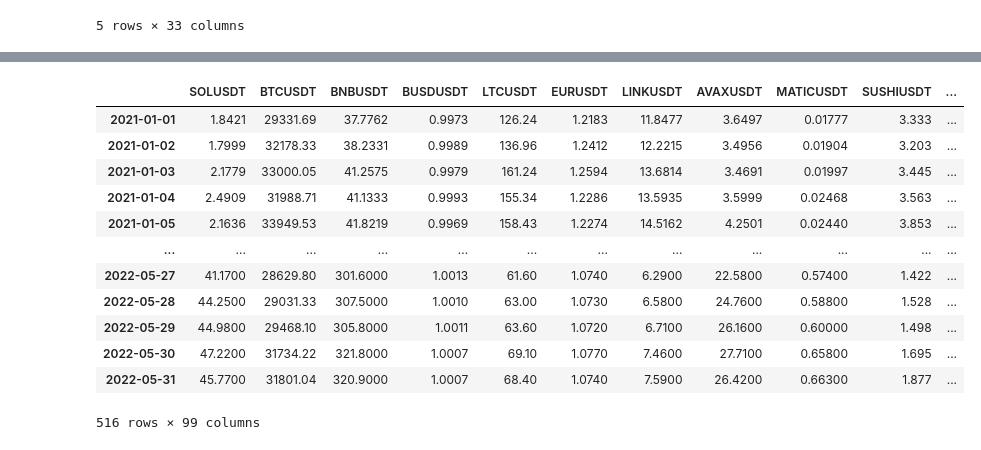
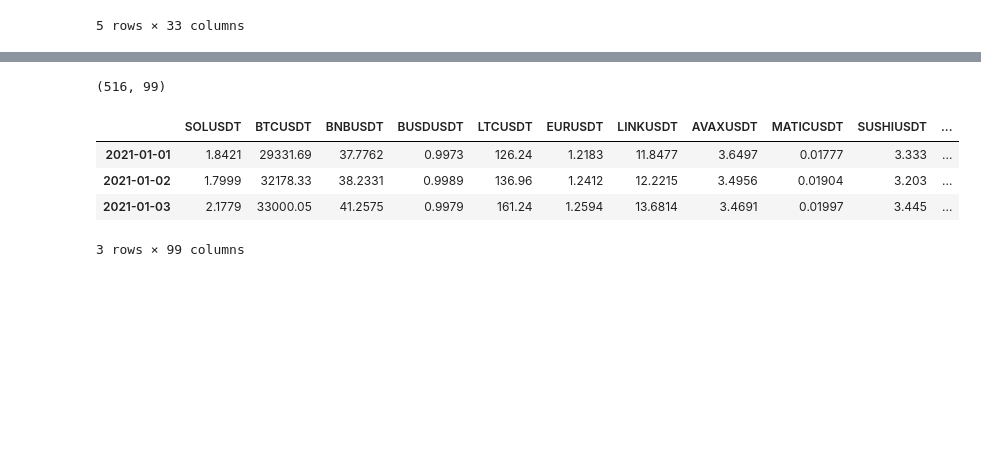
Before and after one commit to ferseguias/binance_dashboard, a Jupyter notebook: notebooks/wallet_spot.ipynb, the cells around one changed output, grey strips where cells are left out. Cells and saved outputs as stored; diff of their text form; code cells hidden in the pictures; blank space fills up the shorter version.

```diff
--- a/notebooks/wallet_spot.ipynb
+++ b/notebooks/wallet_spot.ipynb
@@ -64,0 +131,20 @@ current total value: 82620.71 USDT
+# %%
+col = []
+for i in inv_monthly_bal.columns.drop('USDT'):
+    name_price = i + 'USDT'
+    col.append(name_price)
+
+end_dates = []
+for i in inv_monthly_bal.index:
+    if i.split('-')[1] == '02':
+        end_dates.append(i + '-28')
+    elif i.split('-')[1] == '01' or i.split('-')[1] == '03' or i.split('-')[1] == '05' or i.split('-')[1] == '07' or i.split('-')[1] == '08' or i.split('-')[1] == '10' or i.split('-')[1] == '12':
+        end_dates.append(i + '-31')
+    else:
+        end_dates.append(i + '-30')
+inv_monthly_prices = df_hist_prices.loc[end_dates].reset_index()
+inv_monthly_prices['datetime'] = inv_monthly_prices['datetime'].dt.strftime('%Y-%m')
+inv_monthly_prices.set_index('datetime', inplace=True)
+inv_monthly_prices = inv_monthly_prices.loc[:,col]
+print(inv_monthly_prices.shape)
+inv_monthly_prices.head(3)
@@ -64,0 +158,13 @@ current total value: 82620.71 USDT
+# %%
+join_inv = inv_monthly_bal.join(inv_monthly_prices, how='outer')
+for i in inv_monthly_bal.columns:
+    if i == 'USDT':
+        pass
+    else:
+        name_price = i + 'USDT'
+        join_inv[i] = join_inv[i] * join_inv[name_price]
+join_inv.drop(inv_monthly_prices.columns, axis=1, inplace=True)
+join_inv['total_value'] = join_inv.sum(axis=1)
+join_inv['total_value'] = join_inv['total_value'].cumsum()
+print(join_inv.shape)
+join_inv.head(3)
@@ -91,6 +213,6 @@ trades = trades[['UTC_Time', 'buy', 'sell', 'Coin']].set_index('UTC_Time').sort_
 trades = trades.reset_index().groupby(['UTC_Time', 'Coin']).agg({'buy': 'sum', 'sell': 'sum'}).reset_index().sort_values(by=['Coin', 'UTC_Time'])
 trades = trades.replace(0,np.nan)
 trades['UTC_Time'] = pd.to_datetime(trades['UTC_Time'])
-#trades.set_index('UTC_Time', inplace=True)
+trades.set_index('UTC_Time', inplace=True)
 trades
 # %% [output]
@@ -126,24 +233,19 @@ trades.sort_values(by='UTC_Time')
 # %%
+#integrate historical prices with trades
 for i in trades['Coin'].unique():
     buy_name = i + '_buy'
     sell_name = i + '_sell'
     temp = trades.loc[trades['Coin'] == i]
     temp[buy_name] = temp['buy']
     temp[sell_name] = temp['sell']
     temp.drop(['Coin', 'buy', 'sell'], axis=1, inplace=True)
     df_hist_prices = pd.merge(df_hist_prices, temp, how='outer', left_index=True, right_index=True)
-df_hist_prices
+print(df_hist_prices.shape)
+df_hist_prices.head(3)
 # %% [output]
+(516, 99)
 |  | SOLUSDT | BTCUSDT | BNBUSDT | BUSDUSDT | LTCUSDT | EURUSDT | LINKUSDT | AVAXUSDT | MATICUSDT | SUSHIUSDT | ... |
 | 2021-01-01 | 1.8421 | 29331.69 | 37.7762 | 0.9973 | 126.24 | 1.2183 | 11.8477 | 3.6497 | 0.01777 | 3.333 | ... |
 | 2021-01-02 | 1.7999 | 32178.33 | 38.2331 | 0.9989 | 136.96 | 1.2412 | 12.2215 | 3.4956 | 0.01904 | 3.203 | ... |
 | 2021-01-03 | 2.1779 | 33000.05 | 41.2575 | 0.9979 | 161.24 | 1.2594 | 13.6814 | 3.4691 | 0.01997 | 3.445 | ... |
-| 2021-01-04 | 2.4909 | 31988.71 | 41.1333 | 0.9993 | 155.34 | 1.2286 | 13.5935 | 3.5999 | 0.02468 | 3.563 | ... |
-| 2021-01-05 | 2.1636 | 33949.53 | 41.8219 | 0.9969 | 158.43 | 1.2274 | 14.5162 | 4.2501 | 0.02440 | 3.853 | ... |
-| ... | ... | ... | ... | ... | ... | ... | ... | ... | ... | ... | ... |
-| 2022-05-27 | 41.1700 | 28629.80 | 301.6000 | 1.0013 | 61.60 | 1.0740 | 6.2900 | 22.5800 | 0.57400 | 1.422 | ... |
-| 2022-05-28 | 44.2500 | 29031.33 | 307.5000 | 1.0010 | 63.00 | 1.0730 | 6.5800 | 24.7600 | 0.58800 | 1.528 | ... |
-| 2022-05-29 | 44.9800 | 29468.10 | 305.8000 | 1.0011 | 63.60 | 1.0720 | 6.7100 | 26.1600 | 0.60000 | 1.498 | ... |
-| 2022-05-30 | 47.2200 | 31734.22 | 321.8000 | 1.0007 | 69.10 | 1.0770 | 7.4600 | 27.7100 | 0.65800 | 1.695 | ... |
-| 2022-05-31 | 45.7700 | 31801.04 | 320.9000 | 1.0007 | 68.40 | 1.0740 | 7.5900 | 26.4200 | 0.66300 | 1.877 | ... |
-516 rows × 99 columns
+3 rows × 99 columns
```
Also changed, not shown: parts of 20 cells of this notebook.
